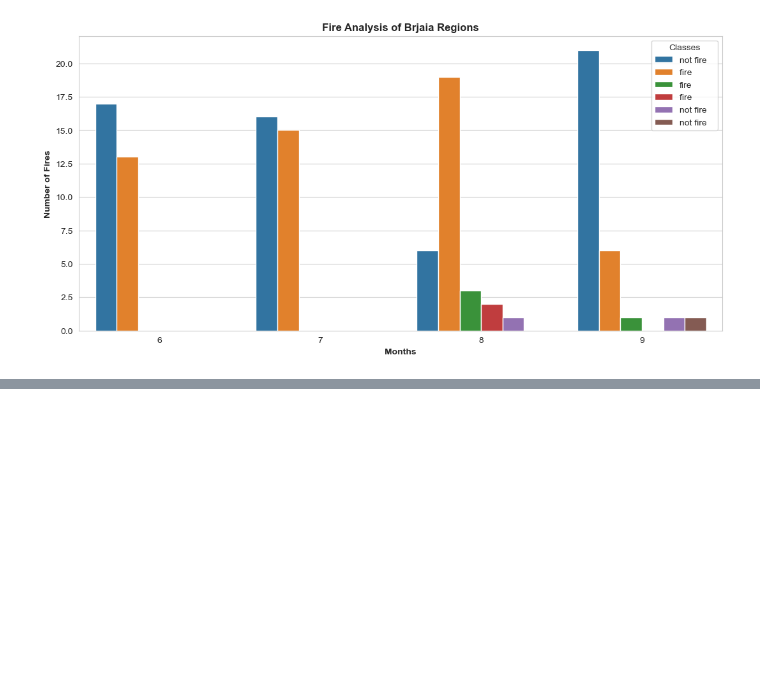
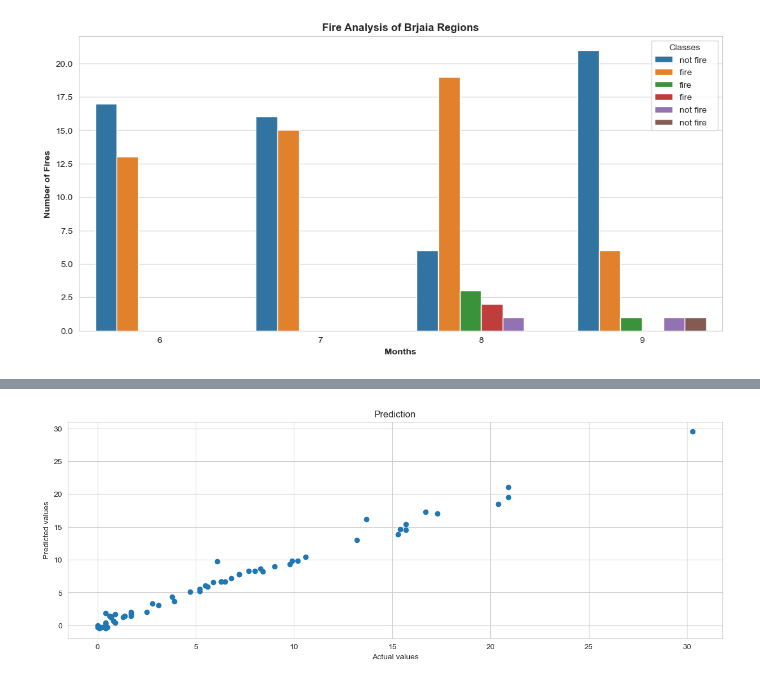
Before and after one commit to Gayatri-06/DataScience, a Jupyter notebook: EDA1.ipynb, the cells around one changed output, grey strips where cells are left out. Saved outputs shown, nothing was run; the diff lists cells and outputs as text; code cells hidden in the pictures; blank space fills up the shorter version.

```diff
--- a/EDA1.ipynb
+++ b/EDA1.ipynb
@@ -662,0 +805,9 @@ plt.show()
+# %%
+plt.figure(figsize=(15,5))
+plt.scatter(y_test,y_pred)
+plt.title('Prediction')
+plt.xlabel('Actual values')
+plt.ylabel('Predicted values')
+plt.show()
+# %% [output]
+[figure, added]
```
Also changed, not shown: parts of 57 cells of this notebook, 1 other file.
